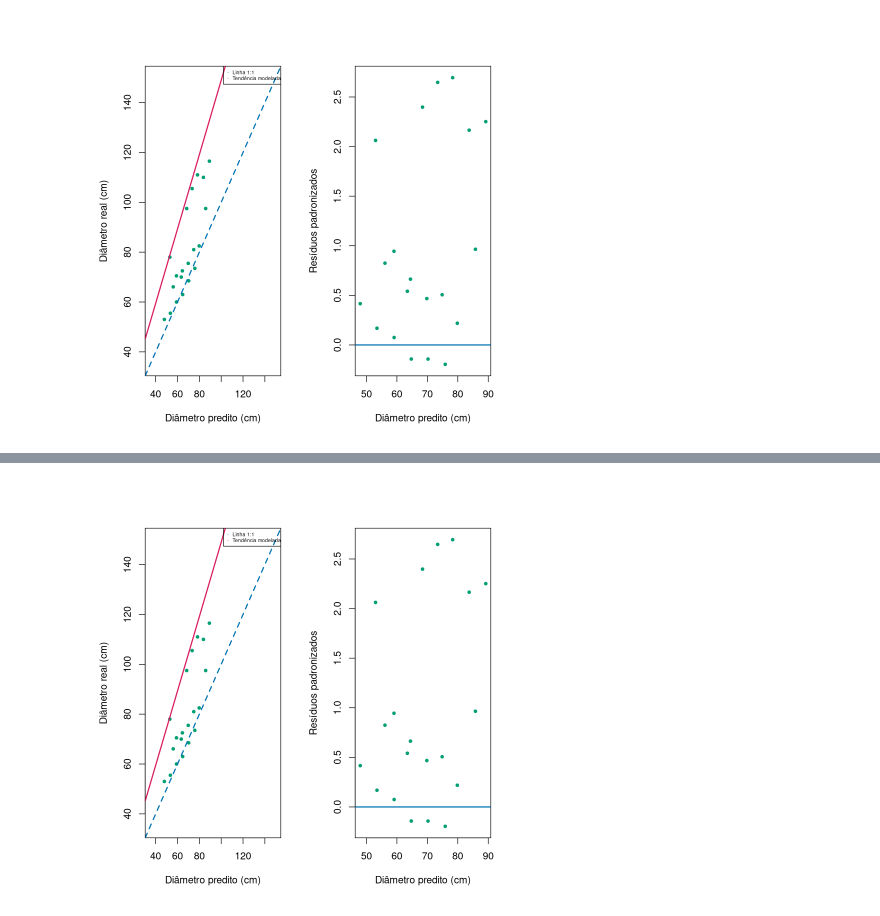
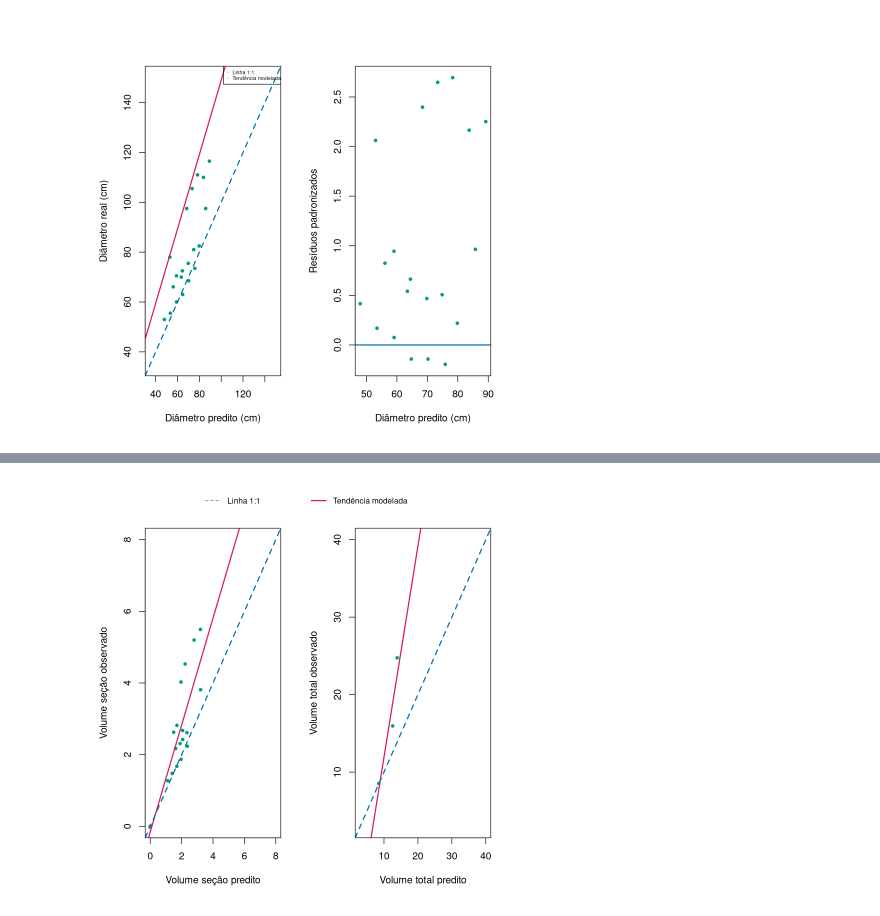
Before and after one commit to rafammi/gamlss_taper, a Jupyter notebook: gamlss.ipynb, the cells around one changed output, grey strips where cells are left out. Cells and saved outputs as stored; diff of their text form; code cells hidden in the pictures.

```diff
--- a/gamlss.ipynb
+++ b/gamlss.ipynb
@@ -403,3 +374,6 @@ plot(test_pred$di_pred, test_pred$resid_di / sd(test_pred$resid_di),
 abline(0, 0, col = "#0072B2", lwd = 2)
 # %% [output]
 [figure]
+# %%
+mod3 <- lm(total_vols_test$v.x ~ gamlss.vol$gamlss.vol)
+summary(mod3)
@@ -406,17 +396,30 @@ abline(0, 0, col = "#0072B2", lwd = 2)
 # %%
 par(mfrow=c(1,2))
-plot(test_pred$di_pred, test_pred$di,
-     xlab = "Diâmetro predito (cm)",
-     ylab = "Diâmetro real (cm)",
+plot(test_pred$volume, test_pred$vi,
+     xlab = "Volume seção predito",
+     ylab = "Volume seção observado",
+     main = "",
      pch = 20, col = "#009E73",
-     xlim=c(35,150),ylim=c(35,150))
+     xlim=c(0,8),
+     ylim=c(0,8))
 abline(mod1, col = "#D81B60", lwd = 2)
 abline(0, 1, col = "#0072B2", lwd = 2,lty=2)
-legend("topright", legend = c("Linha 1:1","Tendência modelada"), pch = c("-","-"), col = c("#0072B2",'#D81B60'),cex=0.5)
-plot(test_pred$di_pred, test_pred$resid_di / sd(test_pred$resid_di),
-     xlab = "Diâmetro predito (cm)",
-     ylab = "Resíduos padronizados",
-     pch = 20, col = "#009E73")
-abline(0, 0, col = "#0072B2", lwd = 2)
+plot(gamlss.vol$gamlss.vol, total_vols_test$v.x ,
+     xlab = "Volume total predito",
+     ylab = "Volume total observado",
+     main = "",
+     pch = 20, col = "#009E73",
+     xlim=c(3,40),
+     ylim=c(3,40))
+abline(mod3, col = "#D81B60", lwd = 2)
+abline(0, 1, col = "#0072B2", lwd = 2,lty=2)
+
+par(fig = c(0, 1, 0, 1), new = TRUE, mar = c(0, 0, 1, 0))
+plot(0, 0, type = "n", axes = FALSE, xlab = "", ylab = "")
+legend("top", horiz = TRUE, bty = "n",
+       legend = c("Linha 1:1", "Tendência modelada"),
+       col = c("#0072B2", "#D81B60"),
+       lty = c(2, 1), lwd = c(1, 2),
+       cex = 0.8, inset = 0)
 # %% [output]
-[figure, old version]
+[figure, new version]
```
Also changed, not shown: parts of 3 cells of this notebook.
